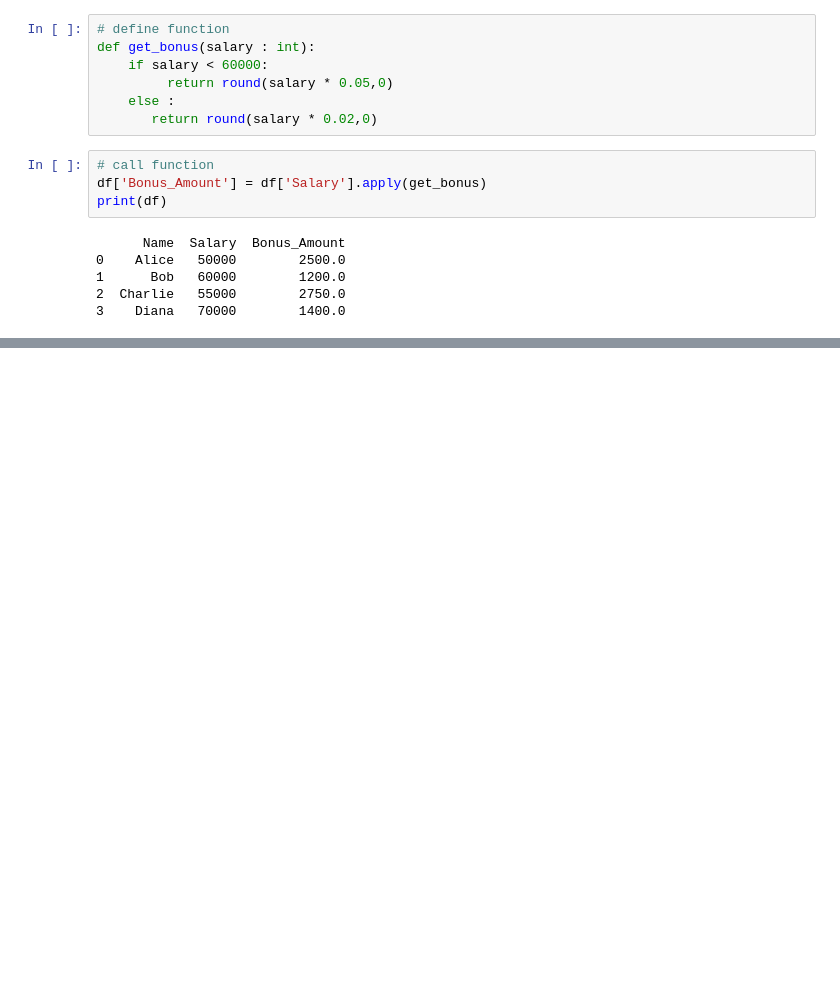
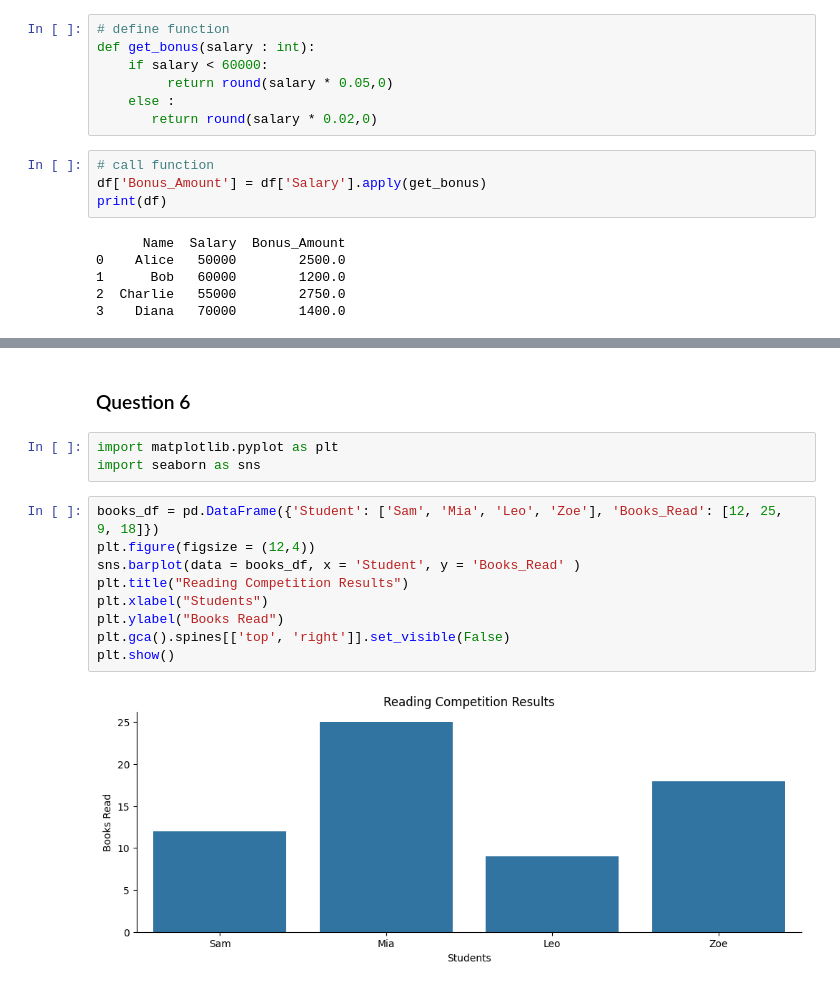
Before and after one commit to Samartj/Assignment-3, a Jupyter notebook: notebooks/assignment_3.ipynb, the cells around one changed output, grey strips where cells are left out. Saved outputs shown, nothing was run; the diff lists cells and outputs as text; blank space fills up the shorter version.

```diff
--- a/notebooks/assignment_3.ipynb
+++ b/notebooks/assignment_3.ipynb
@@ -97,0 +126,16 @@ print(df)
+# %% [markdown]
+### Question 6
+# %%
+import matplotlib.pyplot as plt
+import seaborn as sns
+# %%
+books_df = pd.DataFrame({'Student': ['Sam', 'Mia', 'Leo', 'Zoe'], 'Books_Read': [12, 25, 9, 18]})
+plt.figure(figsize = (12,4))
+sns.barplot(data = books_df, x = 'Student', y = 'Books_Read' )
+plt.title("Reading Competition Results")
+plt.xlabel("Students")
+plt.ylabel("Books Read")
+plt.gca().spines[['top', 'right']].set_visible(False)
+plt.show()
+# %% [output]
+[figure, added]
```
Also changed, not shown: parts of 11 cells of this notebook.
